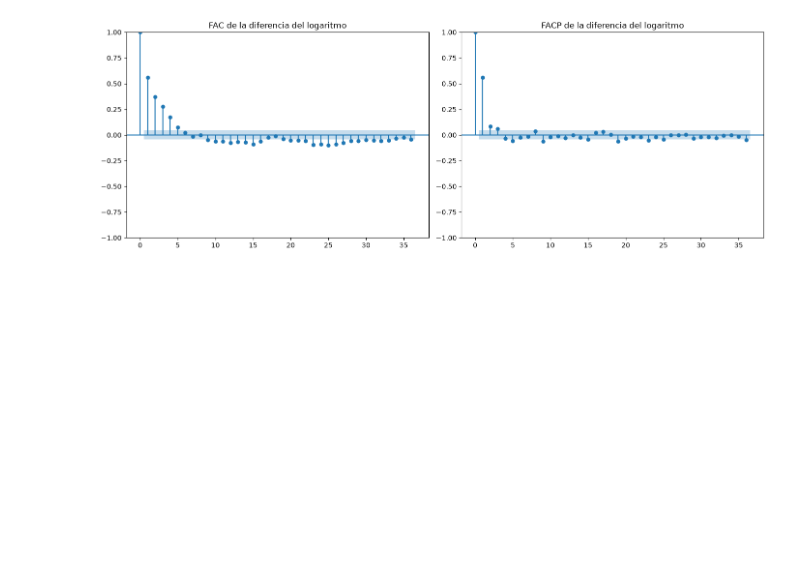
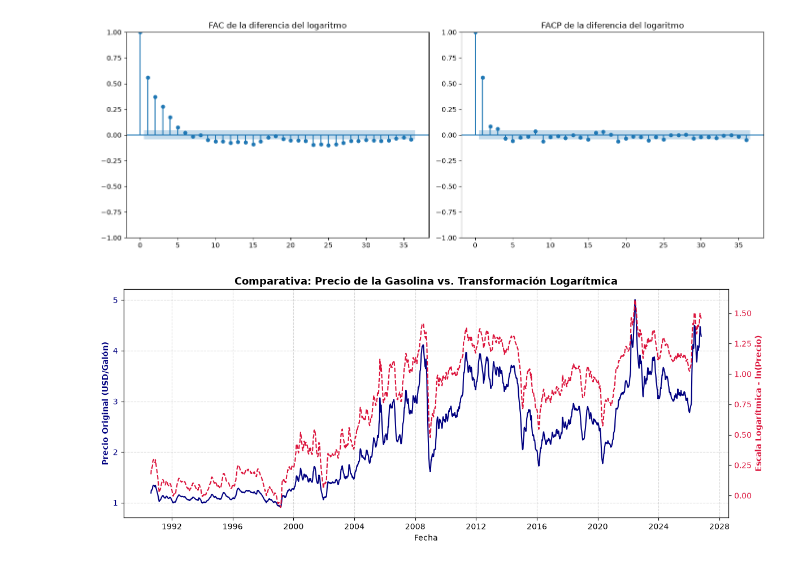
Before and after one commit to dtorrespi-hue/Poster-econometria-II, a Jupyter notebook: PostereconometriaII.ipynb, the cells around one changed output. Saved outputs shown, nothing was run; the diff lists cells and outputs as text; code cells hidden in the pictures; blank space fills up the shorter version.

```diff
--- a/PostereconometriaII.ipynb
+++ b/PostereconometriaII.ipynb
@@ -209,0 +218,24 @@ plt.show()
+# %%
+# %% Comparativa entre la serie original y la transformada en logaritmo
+fig, ax1 = plt.subplots(figsize=(12, 5))
+
+# 1. Serie original en el primer eje Y (Eje izquierdo - Azul)
+color1 = 'navy'
+ax1.set_xlabel('Fecha')
+ax1.set_ylabel('Precio Original (USD/Galón)', color=color1, fontweight='bold')
+ax1.plot(df.index, df['precio_gasolina'], color=color1, linewidth=1.5, label='Precio Original')
+ax1.tick_params(axis='y', labelcolor=color1)
+ax1.grid(True, linestyle='--', alpha=0.5)
+
+# 2. Serie en logaritmo en el segundo eje Y (Eje derecho - Rojo)
+ax2 = ax1.twinx()
+color2 = 'crimson'
+ax2.set_ylabel('Escala Logarítmica - ln(Precio)', color=color2, fontweight='bold')
+ax2.plot(df.index, np.log(df['precio_gasolina']), color=color2, linewidth=1.5, linestyle='--', label='Log(Precio)')
+ax2.tick_params(axis='y', labelcolor=color2)
+
+plt.title('Comparativa: Precio de la Gasolina vs. Transformación Logarítmica', fontsize=13, fontweight='bold')
+fig.tight_layout()
+plt.show()
+# %% [output]
+[figure, added]
```
Also changed, not shown: parts of 4 cells of this notebook.
